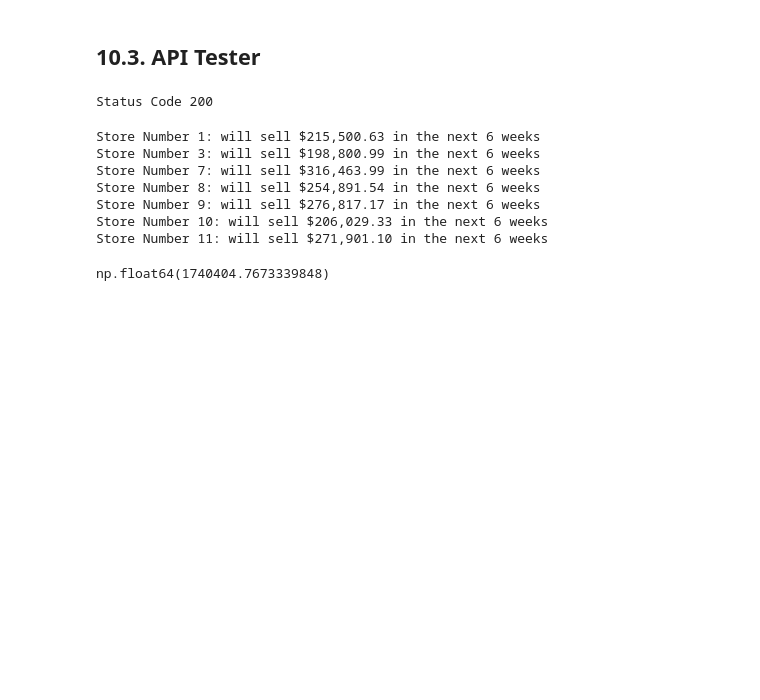
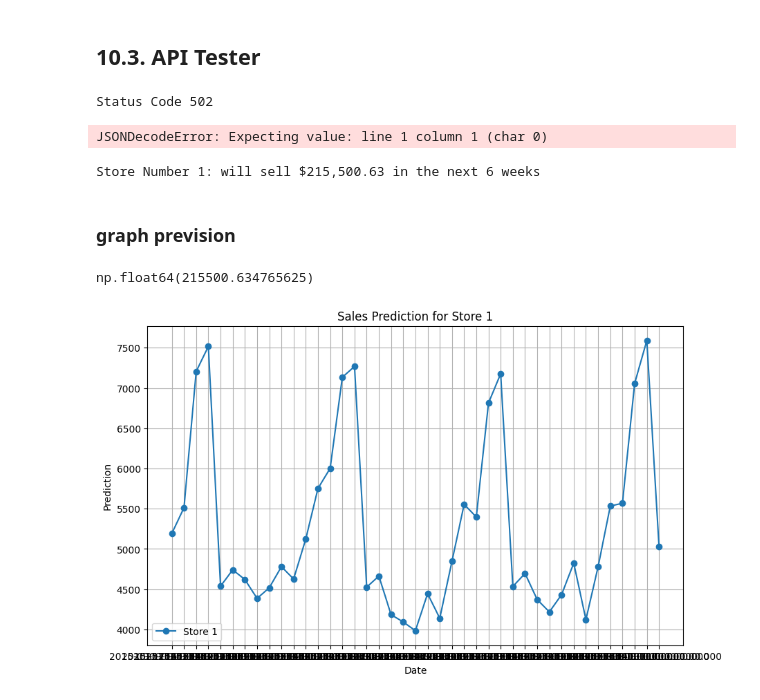
Before and after one commit to RafaelLuckner/ds_em_producao, a Jupyter notebook: m10.ipynb, the cells around one changed output. Drawn from its saved outputs; the diff is of its cells as text; code cells hidden in the pictures; blank space fills up the shorter version.

Commit message:
created graph of sales

```diff
--- a/m10.ipynb
+++ b/m10.ipynb
@@ -1483,7 +1483,7 @@ df_store_raw = pd.read_csv('data/store.csv')
 df_test = pd.merge(df10, df_store_raw, how = 'left', on= 'Store')
 
 # selected store
-df_test = df_test[df_test['Store'].isin([1 ,2, 3, 5, 6 ,7, 8, 9, 10,11 ])]
+df_test = df_test[df_test['Store'].isin([1])]
 
 # remove closed days
 df_test = df_test[df_test['Open']!= 0]
@@ -1505,9 +1505,11 @@ r = requests.post(url, data = data, headers = header)
 
 print('Status Code {}'.format( r.status_code ))
 # %% [output]
-Status Code 200
+Status Code 502
 # %%
 d1 = pd.DataFrame(r.json(), columns=r.json()[0].keys())
+# %% [output]
+JSONDecodeError: Expecting value: line 1 column 1 (char 0)
 # %%
 d2 = d1[['store','prediction']].groupby('store').sum('predictions').reset_index()
 
@@ -1515,13 +1517,30 @@ for i in range(len(d2)):
     print(f'Store Number {d2['store'][i]}: will sell ${d2["prediction"][i]:,.2f} in the next 6 weeks')
 # %% [output]
 Store Number 1: will sell $215,500.63 in the next 6 weeks
-Store Number 3: will sell $198,800.99 in the next 6 weeks
-Store Number 7: will sell $316,463.99 in the next 6 weeks
-Store Number 8: will sell $254,891.54 in the next 6 weeks
-Store Number 9: will sell $276,817.17 in the next 6 weeks
-Store Number 10: will sell $206,029.33 in the next 6 weeks
-Store Number 11: will sell $271,901.10 in the next 6 weeks
+# %% [markdown]
+### graph prevision
 # %%
 d2['prediction'].sum()
 # %% [output]
-np.float64(1740404.7673339848)
+np.float64(215500.634765625)
+# %%
+import matplotlib.pyplot as plt
+import matplotlib.dates as mdates
+import pandas as pd
+from datetime import datetime, timedelta
+# Exemplo de dados para o gráfico
+dates = d1['date']
+sales = d1['prediction']
+
+# Criando o gráfico
+plt.figure(figsize=(10, 6))
+plt.plot(dates, sales, marker='o', label=f'Store {1}')
+plt.title(f'Sales Prediction for Store {1}')
+plt.xlabel('Date')
+plt.ylabel('Prediction')
+plt.legend()
+plt.grid()
+
+plt.savefig('img/grapg.png')
+# %% [output]
+[figure, added]
```
Also changed, not shown: parts of 4 cells of this notebook, 2 other files.
